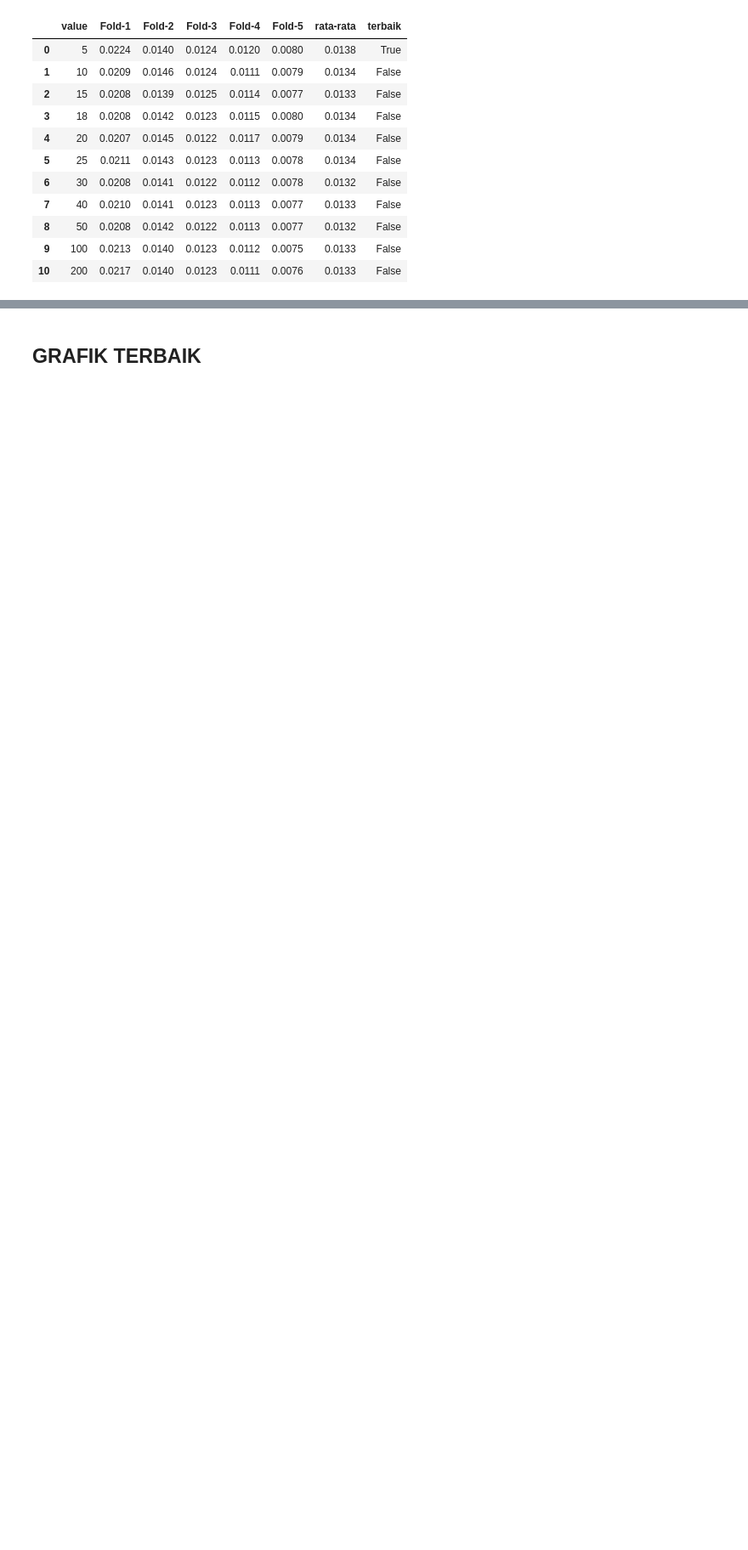
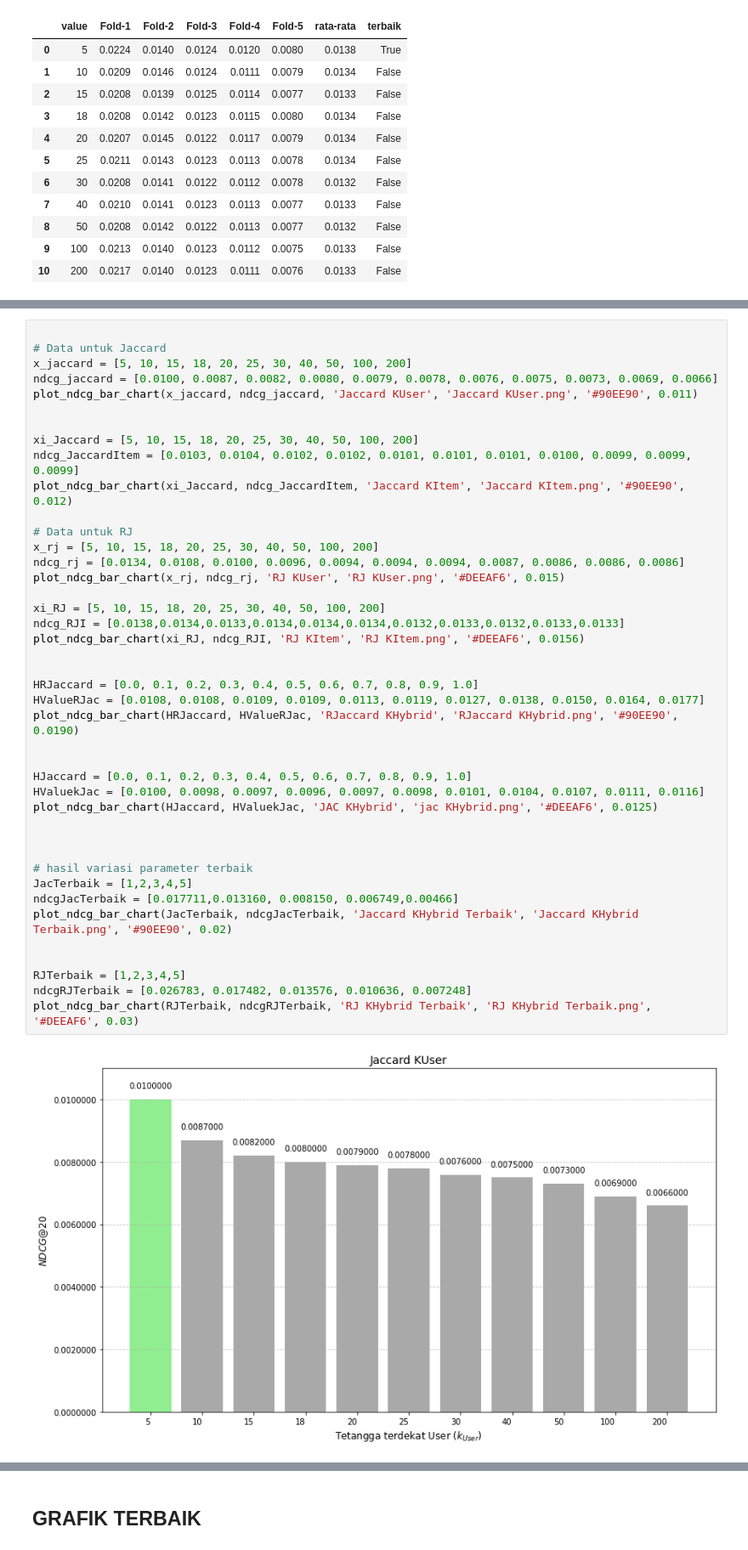
Before and after one commit to alfiiinur/setBasedImplentasi, a Jupyter notebook: evaluasi/NDCG.ipynb, the cells around one changed output, grey strips where cells are left out. Shown at 85% size. Drawn from its saved outputs; the diff is of its cells as text; blank space fills up the shorter version.

```diff
--- a/evaluasi/NDCG.ipynb
+++ b/evaluasi/NDCG.ipynb
@@ -1509,0 +1434,44 @@ ndcg_df["terbaik"] = ndcg_df["rata-rata"] == max_value
+# %%
+
+# Data untuk Jaccard
+x_jaccard = [5, 10, 15, 18, 20, 25, 30, 40, 50, 100, 200]
+ndcg_jaccard = [0.0100, 0.0087, 0.0082, 0.0080, 0.0079, 0.0078, 0.0076, 0.0075, 0.0073, 0.0069, 0.0066]
+plot_ndcg_bar_chart(x_jaccard, ndcg_jaccard, 'Jaccard KUser', 'Jaccard KUser.png', '#90EE90', 0.011)
+
+
+xi_Jaccard = [5, 10, 15, 18, 20, 25, 30, 40, 50, 100, 200]
+ndcg_JaccardItem = [0.0103, 0.0104, 0.0102, 0.0102, 0.0101, 0.0101, 0.0101, 0.0100, 0.0099, 0.0099, 0.0099]
+plot_ndcg_bar_chart(xi_Jaccard, ndcg_JaccardItem, 'Jaccard KItem', 'Jaccard KItem.png', '#90EE90', 0.012)
+
+# Data untuk RJ
+x_rj = [5, 10, 15, 18, 20, 25, 30, 40, 50, 100, 200]
+ndcg_rj = [0.0134, 0.0108, 0.0100, 0.0096, 0.0094, 0.0094, 0.0094, 0.0087, 0.0086, 0.0086, 0.0086]
+plot_ndcg_bar_chart(x_rj, ndcg_rj, 'RJ KUser', 'RJ KUser.png', '#DEEAF6', 0.015)
+
+xi_RJ = [5, 10, 15, 18, 20, 25, 30, 40, 50, 100, 200]
+ndcg_RJI = [0.0138,0.0134,0.0133,0.0134,0.0134,0.0134,0.0132,0.0133,0.0132,0.0133,0.0133]
+plot_ndcg_bar_chart(xi_RJ, ndcg_RJI, 'RJ KItem', 'RJ KItem.png', '#DEEAF6', 0.0156)
+
+
+HRJaccard = [0.0, 0.1, 0.2, 0.3, 0.4, 0.5, 0.6, 0.7, 0.8, 0.9, 1.0]
+HValueRJac = [0.0108, 0.0108, 0.0109, 0.0109, 0.0113, 0.0119, 0.0127, 0.0138, 0.0150, 0.0164, 0.0177]
+plot_ndcg_bar_chart(HRJaccard, HValueRJac, 'RJaccard KHybrid', 'RJaccard KHybrid.png', '#90EE90',  0.0190)
+
+
+HJaccard = [0.0, 0.1, 0.2, 0.3, 0.4, 0.5, 0.6, 0.7, 0.8, 0.9, 1.0]
+HValuekJac = [0.0100, 0.0098, 0.0097, 0.0096, 0.0097, 0.0098, 0.0101, 0.0104, 0.0107, 0.0111, 0.0116]
+plot_ndcg_bar_chart(HJaccard, HValuekJac, 'JAC KHybrid', 'jac KHybrid.png', '#DEEAF6', 0.0125)
+
+
+
+# hasil variasi parameter terbaik
+JacTerbaik = [1,2,3,4,5]
+ndcgJacTerbaik = [0.017711,0.013160, 0.008150, 0.006749,0.00466]
+plot_ndcg_bar_chart(JacTerbaik, ndcgJacTerbaik, 'Jaccard KHybrid Terbaik', 'Jaccard KHybrid Terbaik.png', '#90EE90', 0.02)
+
+
+RJTerbaik = [1,2,3,4,5]
+ndcgRJTerbaik = [0.026783, 0.017482, 0.013576, 0.010636, 0.007248]
+plot_ndcg_bar_chart(RJTerbaik, ndcgRJTerbaik, 'RJ KHybrid Terbaik', 'RJ KHybrid Terbaik.png', '#DEEAF6', 0.03)
+# %% [output]
+[figure, added]
```
Also changed, not shown: parts of 44 cells of this notebook, 11 other files.
